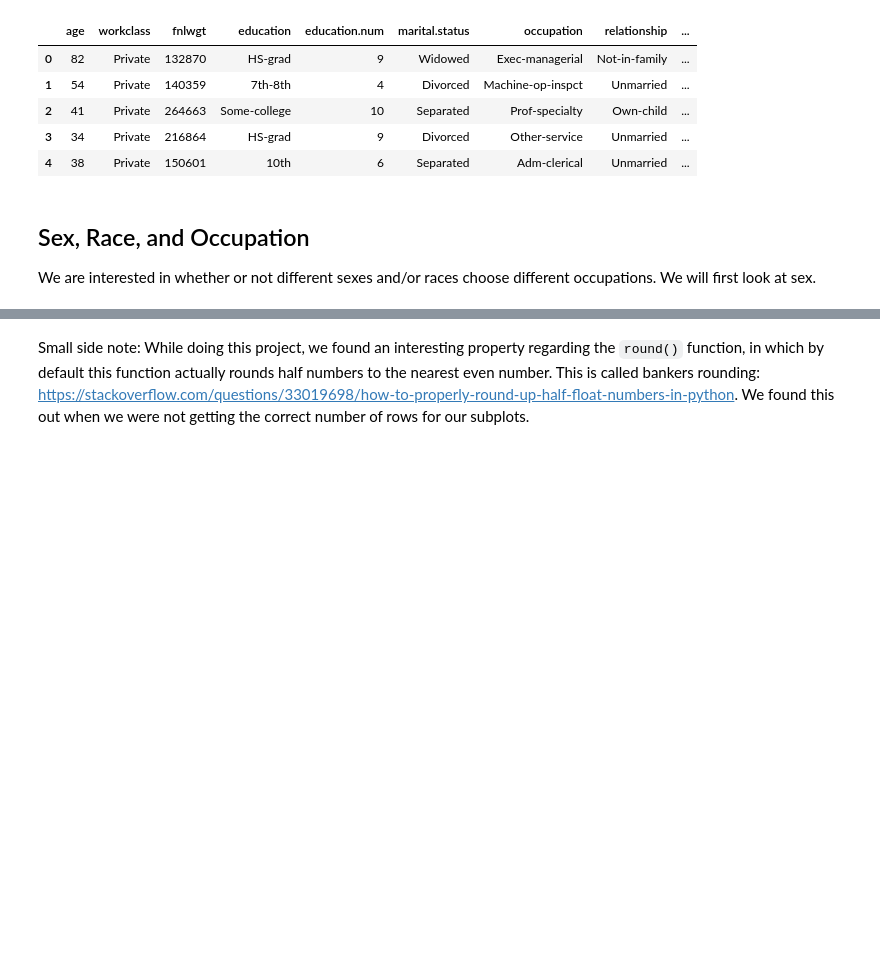
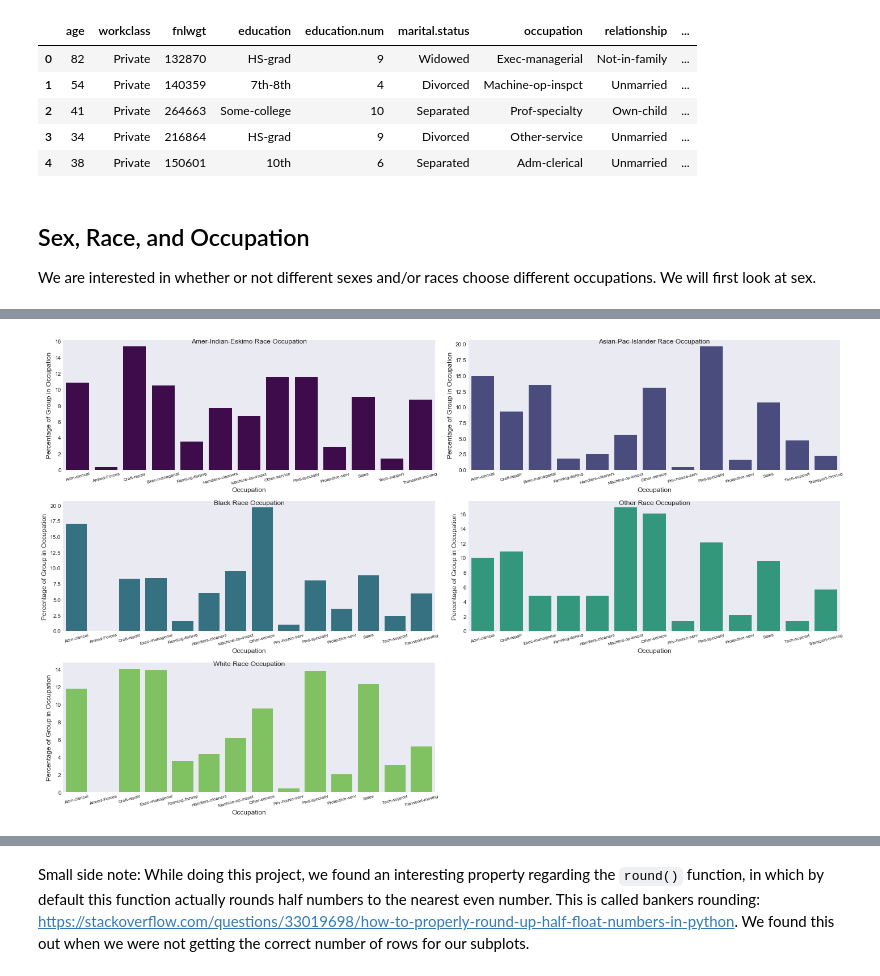
Before and after one commit to berkeley-stat159-f17/project-3-p2-ou-yu-li, a Jupyter notebook: demographics-p2.ipynb, the cells around one changed output, grey strips where cells are left out. Drawn from its saved outputs; the diff is of its cells as text; code cells hidden in the pictures; blank space fills up the shorter version.

```diff
--- a/demographics-p2.ipynb
+++ b/demographics-p2.ipynb
@@ -79,47 +83,37 @@ s
 # %%
-def plot_pie(data, groupby_columns, plot_column):
-    groups = data.groupby(groupby_columns)
-    nrows = round((len(groups) + 0.0001)/2)
-    fig, axes = plt.subplots(nrows=nrows, ncols=2)
-    row = 0
-    column = 0
-    unique_values = data[plot_column].unique()
-    #Get all values which not all groups contain
-    s = set()
-    for name, group in groups:
-        for value in unique_values:
-            if value not in group[plot_column].unique():
-                s.add(value)
-    for name, group in groups:
-        if nrows > 1:
-            ax = axes[row, column]
-        else:
-            ax = axes[column]
-        counts = group[plot_column].value_counts().sort_index()
-        for value in s:
-        #Drop values which not all groups contain and append to end so that occupations match
-            if value in counts.index:
-                dropped_value = counts[value]
-                counts = counts.drop(value)
-                counts[value] = dropped_value
-        percents = 100 * counts.values/counts.values.sum()
-        patches, texts = ax.pie(percents, shadow=True, startangle=90)
-        ax.axis("equal")
-        labels = ['{0} - {1:1.2f} %'.format(i,j) for i,j in zip(counts.index, percents)]
-        if column == 0:
-            ax.legend(patches, labels, loc="center", bbox_to_anchor=(-0.4, 0.5), ncol = 2,
-                       fontsize=13)
-        else:
-            ax.legend(patches, labels, loc="center", bbox_to_anchor=(1.4, 0.5), ncol = 2,
-                       fontsize=13)
-        ax.set_title("".join(name) + " " + plot_column, y = 0.95, fontsize=15)
+race_groups = clean_adult.groupby("race")
+nrows = round((len(race_groups) + 0.0001)/2)
+fig, axes = plt.subplots(nrows=nrows, ncols=2)
+row = 0
+column = 0
+bar_width = 0.35
+cmap = cm.get_cmap('viridis')
 
-        #if column = 0, then it is next 1. If column = 1, then it is next 0
-        column = 1 - column
-        #move on to next row
-        if column == 0:
-            row += 1
-    #if odd number of plots, hide last axis
-    if column == 1:
-        axes[-1, -1].axis("off")
-    fig.savefig("fig/" + plot_column + "_by_" + "".join(groupby_columns) + ".png", bbox_inches='tight')
+i = 0
+for name, group in race_groups:
+    if nrows > 1:
+        ax = axes[row, column]
+    else:
+        ax = axes[column]
+    counts = group["occupation"].value_counts().sort_index()
+    percents = 100 * counts.values/counts.values.sum()
+    ind = np.arange(len(percents))
+    p = sns.barplot(ind, percents, ax =ax, color = cmap(i))
+    ax.set_title("Occupation by Sex", fontsize = 15)
+    ax.set_ylabel("Percentage of Group in Occupation", fontsize = 12)
+    ax.set_xlabel("Occupation", fontsize = 12)
+    ax.set_xticklabels(counts.index, fontsize = 8, rotation = 15)
+    ax.set_title("".join(name) + " Race Occupation", y = 0.95, fontsize=12)
+
+    #if column = 0, then it is next 1. If column = 1, then it is next 0
+    column = 1 - column
+    #move on to next row
+    if column == 0:
+        row += 1
+    i += 0.2
+#if odd number of plots, hide last axis
+if column == 1:
+    axes[-1, -1].axis("off")
+plt.tight_layout()
+# %% [output]
+[figure, added]
```
Also changed, not shown: parts of 22 cells of this notebook, 7 other files.
